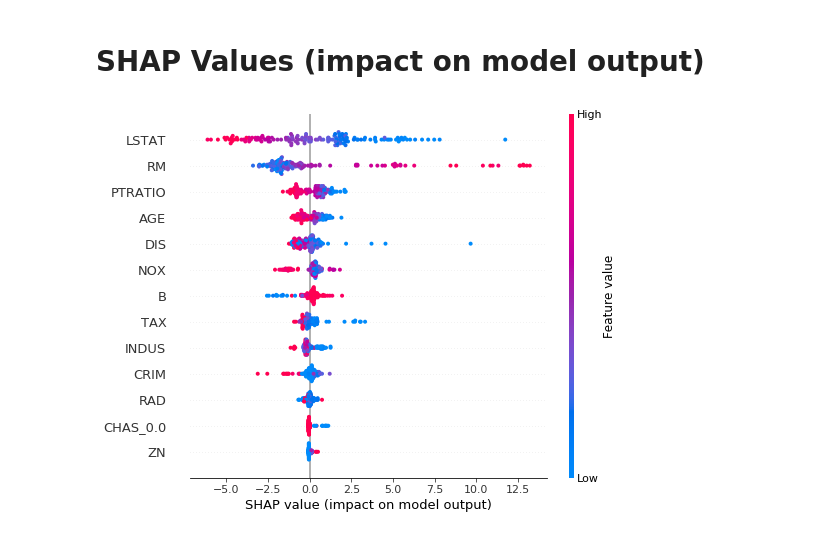
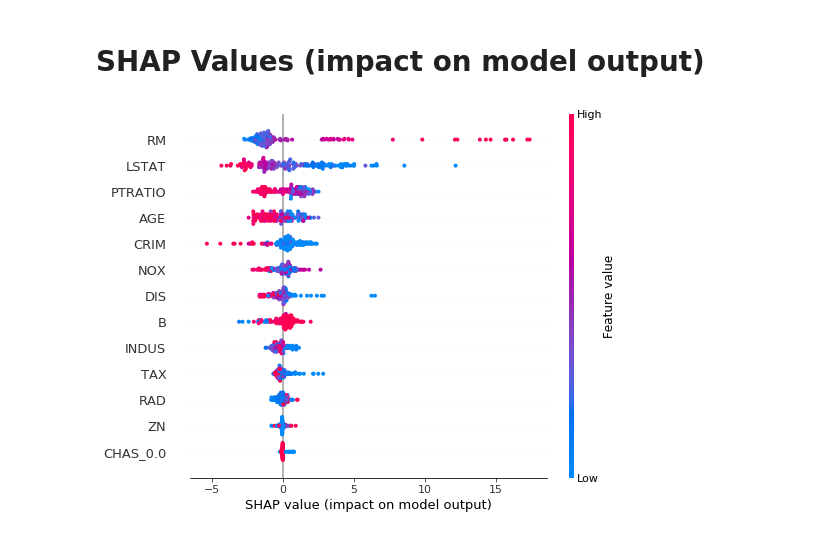
Before and after one commit to bskkarthik/DataScience_repos, a Jupyter notebook: Machine Learning/regression_pycaret.ipynb, the cells around one changed output. Drawn from its saved outputs; the diff is of its cells as text; code cells hidden in the pictures.

```diff
--- a/Machine Learning/regression_pycaret.ipynb
+++ b/Machine Learning/regression_pycaret.ipynb
@@ -103,0 +88,2 @@ tuned_cb = tune_model('catboost')
+# %%
+tuned_gbr = tune_model('gbr')
@@ -104,6 +104,6 @@ tuned_cb = tune_model('catboost')
 # %% [markdown]
 # SHAP Values (impact on model output)
 # %%
-interpret_model(tuned_cb)
+interpret_model(tuned_gbr)
 # %% [output]
-[figure, old version]
+[figure, new version]
```
Also changed, not shown: parts of 4 cells of this notebook.
